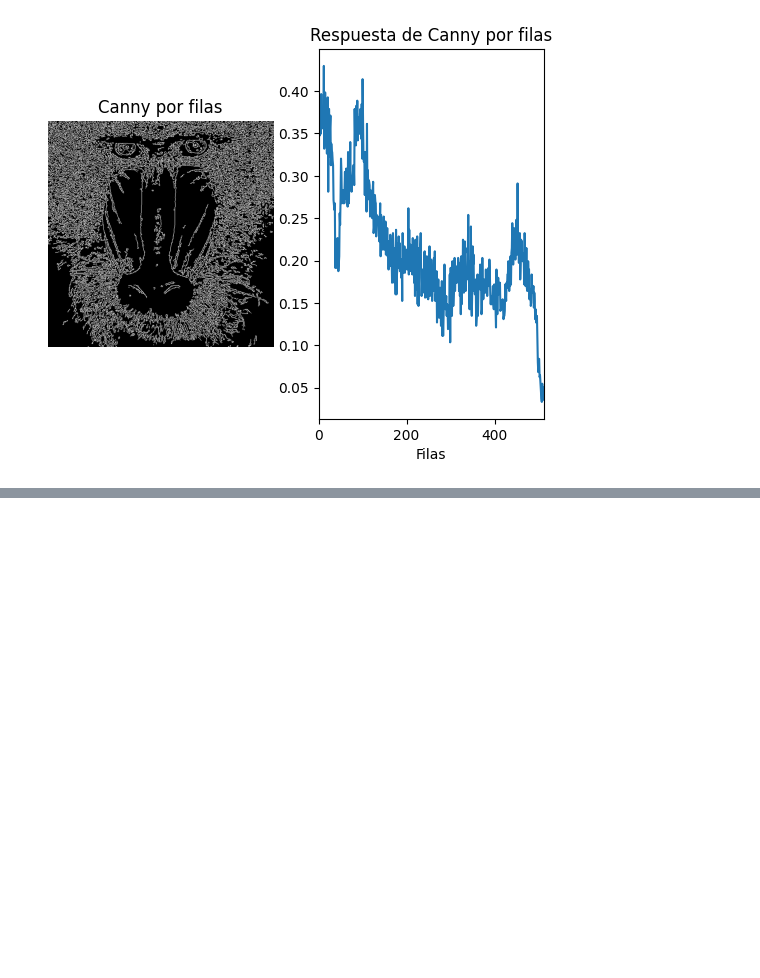
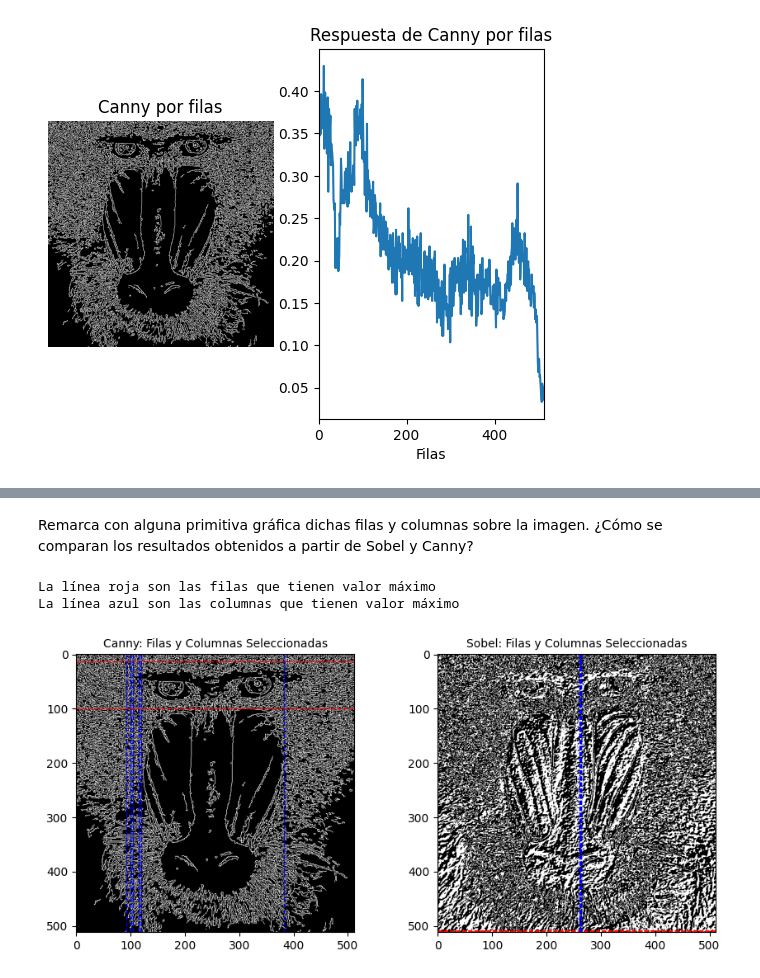
Before and after one commit to kratoscordoba7/VCP2, a Jupyter notebook: VC_P2_excercise_2.ipynb, the cells around one changed output, grey strips where cells are left out. Saved outputs shown, nothing was run; the diff lists cells and outputs as text; code cells hidden in the pictures; blank space fills up the shorter version.

```diff
--- a/VC_P2_excercise_2.ipynb
+++ b/VC_P2_excercise_2.ipynb
@@ -102,0 +130,35 @@ TAREA: Aplica umbralizado a la imagen resultante de Sobel (convertida a 8 bits),
+# %% [markdown]
+Remarca con alguna primitiva gráfica dichas filas y columnas sobre la imagen. ¿Cómo se comparan los resultados obtenidos a partir de Sobel y Canny?
+# %%
+def RemarcarFilasColumnas(ax, imagen, filas, columnas, titulo):
+    ax.imshow(imagen, cmap='gray')
+    ax.set_title(titulo, fontsize=10)  # Título más pequeño
+
+    # Remarcar filas
+    for fila in filas:
+        ax.axhline(y=fila, color='red', linestyle='--', linewidth=1)
+
+    # Remarcar columnas
+    for columna in columnas:
+        ax.axvline(x=columna, color='blue', linestyle='--', linewidth=1)
+
+# Crear una figura con dos subplots horizontales
+fig, axes = plt.subplots(1, 2, figsize=(10, 5))  # Tamaño ajustado para mostrar una al lado de la otra
+
+print("La línea roja son las filas que tienen valor máximo")
+print("La línea azul son las columnas que tienen valor máximo")
+
+# Remarcar en Canny
+RemarcarFilasColumnas(axes[0], canny, filas_canny, columnas_canny, "Canny: Filas y Columnas Seleccionadas")
+
+# Remarcar en Sobel
+RemarcarFilasColumnas(axes[1], imagenUmbralizada, filas_sobel, columnas_sobel, "Sobel: Filas y Columnas Seleccionadas")
+
+# Ajustar espaciado entre las imágenes
+plt.subplots_adjust(wspace=0.3)
+
+plt.show()
+# %% [output]
+La línea roja son las filas que tienen valor máximo
+La línea azul son las columnas que tienen valor máximo
+[figure, added]
```
Also changed, not shown: parts of 6 cells of this notebook.
